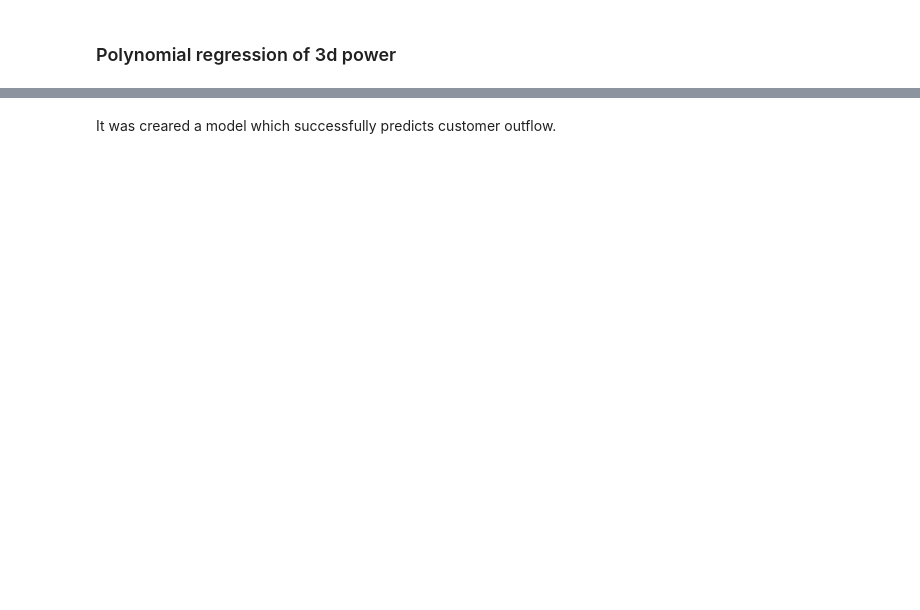
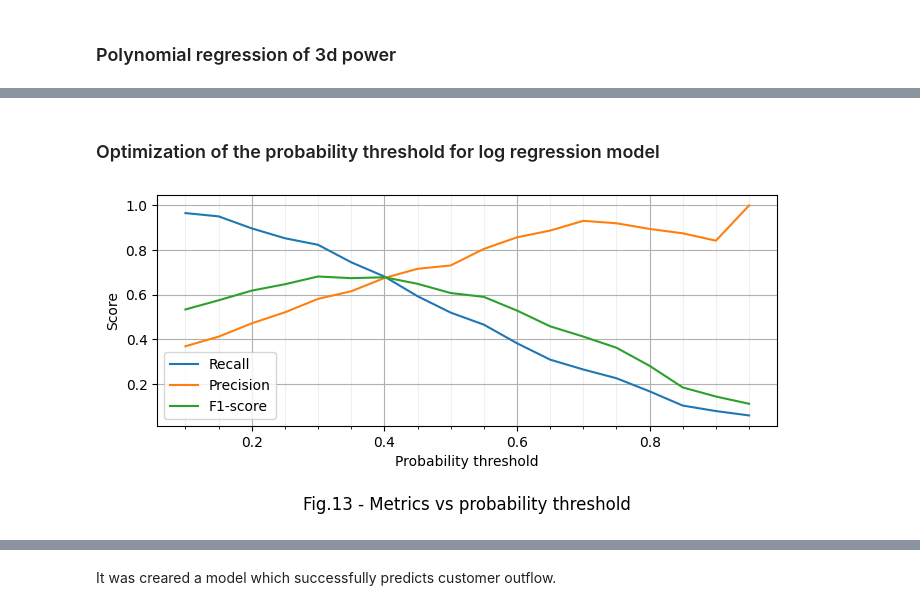
Before and after one commit to Alex1iv/Bank_customers_outflow, a Jupyter notebook: notebooks/Bank_clients_en.ipynb, the cells around one changed output, grey strips where cells are left out. Saved outputs shown, nothing was run; the diff lists cells and outputs as text; code cells hidden in the pictures; blank space fills up the shorter version.

```diff
--- a/notebooks/Bank_clients_en.ipynb
+++ b/notebooks/Bank_clients_en.ipynb
@@ -855,0 +609,42 @@ F1-score: 0.685
+# %% [markdown]
+### Optimization of the probability threshold for log regression model
+# %%
+# Calculation of exiting probabilities for log regression
+y_test_proba_pred = log_reg.predict_proba(X_test_poly)[:, 1]
+
+# Empty lists to store results
+recall_scores, precision_scores, f1_scores = [], [], []
+
+# Create 20 values of alpha between 0.1 and 1
+thresholds = np.arange(0.1, 1, 0.05)
+
+# calculation for each threshold
+for threshold in thresholds:
+    # clients with the probability > threshold assign to the class 1, else - to class 0
+    y_test_pred = np.where(y_test_proba_pred>threshold,1,0)
+    #y_test_proba_pred.apply(lambda x: 1 if x> else 0)
+
+    # add calculated metrics to the list
+    recall_scores.append(metrics.recall_score(y_test, y_test_pred))
+    precision_scores.append(metrics.precision_score(y_test, y_test_pred))
+    f1_scores.append(metrics.f1_score(y_test, y_test_pred))
+
+# Visualization of the prediction errors
+fig, ax = plt.subplots(figsize=(8, 3))
+ax.plot(thresholds, recall_scores, label='Recall')
+ax.plot(thresholds, precision_scores, label='Precision')
+
+# Major ticks every 20, minor ticks every 5
+#major_ticks = np.arange(0, 101, 20)
+minor_ticks = np.arange(0, 1, 0.05)
+ax.set_xticks(minor_ticks, minor=True)
+
+ax.plot(thresholds, f1_scores, label='F1-score')
+ax.set_title('Fig.13 - Metrics vs probability threshold', y=-0.4)
+ax.set_xlabel('Probability threshold')
+ax.set_ylabel('Score')
+ax.legend()
+ax.grid()
+ax.grid(which='minor', alpha=0.2);
+# %% [output]
+[figure, added]
```
Also changed, not shown: parts of 40 cells of this notebook.
